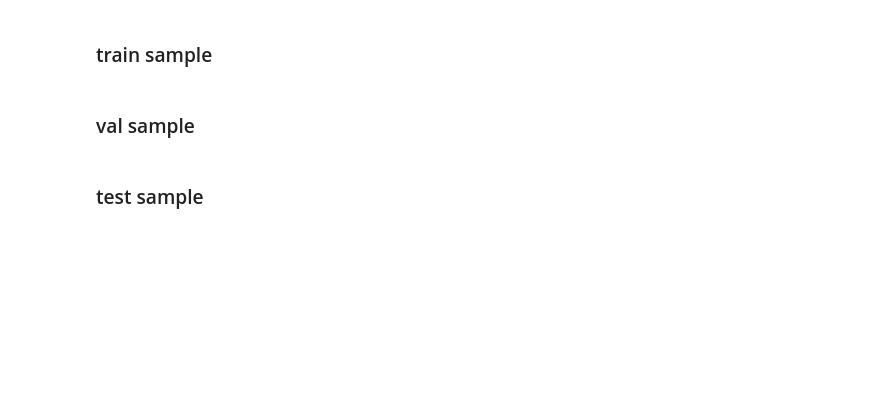
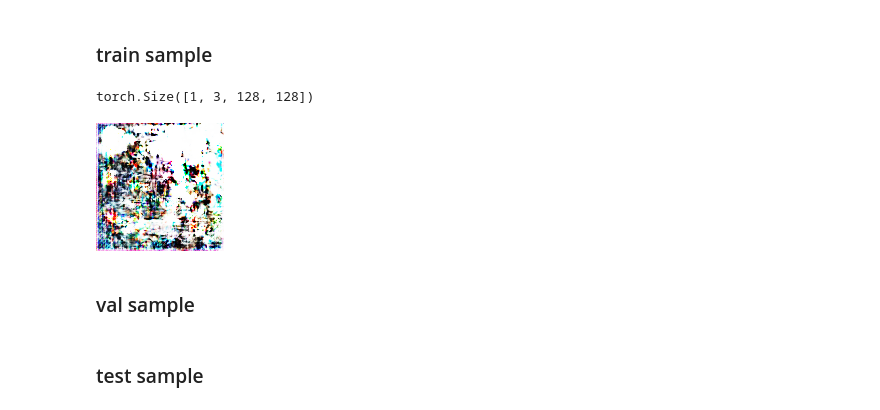
Before and after one commit to junwoopark92/TAC-GAN-eCommerce, a Jupyter notebook: demo_code.ipynb, the cells around one changed output. Drawn from its saved outputs; the diff is of its cells as text; code cells hidden in the pictures; blank space fills up the shorter version.

```diff
--- a/demo_code.ipynb
+++ b/demo_code.ipynb
@@ -47,3 +38,9 @@ checkpoint_path = 'checkpoints/netG__epoch_25.pth'
+# %%
+n_z = 100
+nl_g = 100
+nf_g = 128
 # %%
-netG = NetG()
+netG = NetG(n_z=n_z, n_l=nl_g, n_c=nf_g)
 netG.load_state_dict(torch.load(checkpoint_path, map_location=lambda storage, loc: storage))
+# %%
+transform = transforms.Compose([transforms.ToPILImage(),])
@@ -50,5 +49,21 @@ netG.load_state_dict(torch.load(checkpoint_path, map_location=lambda storage, lo
 # %% [markdown]
 ### train sample
+# %%
+index = 235451
+noise = Variable(torch.randn(1, n_z))
+noise.data.normal_(0,1)
+caption = h['docvec'][index].reshape(1,-1)
+caption = torch.from_numpy(caption)
+fake = netG(noise, caption)
+# %%
+fake.size()
+# %% [output]
+torch.Size([1, 3, 128, 128])
+# %%
+imgs = transform(fake[0].data)
+imgs
+# %% [output]
+[figure, added]
 # %% [markdown]
 ### val sample
 # %% [markdown]
```
Also changed, not shown: parts of 30 cells of this notebook.
